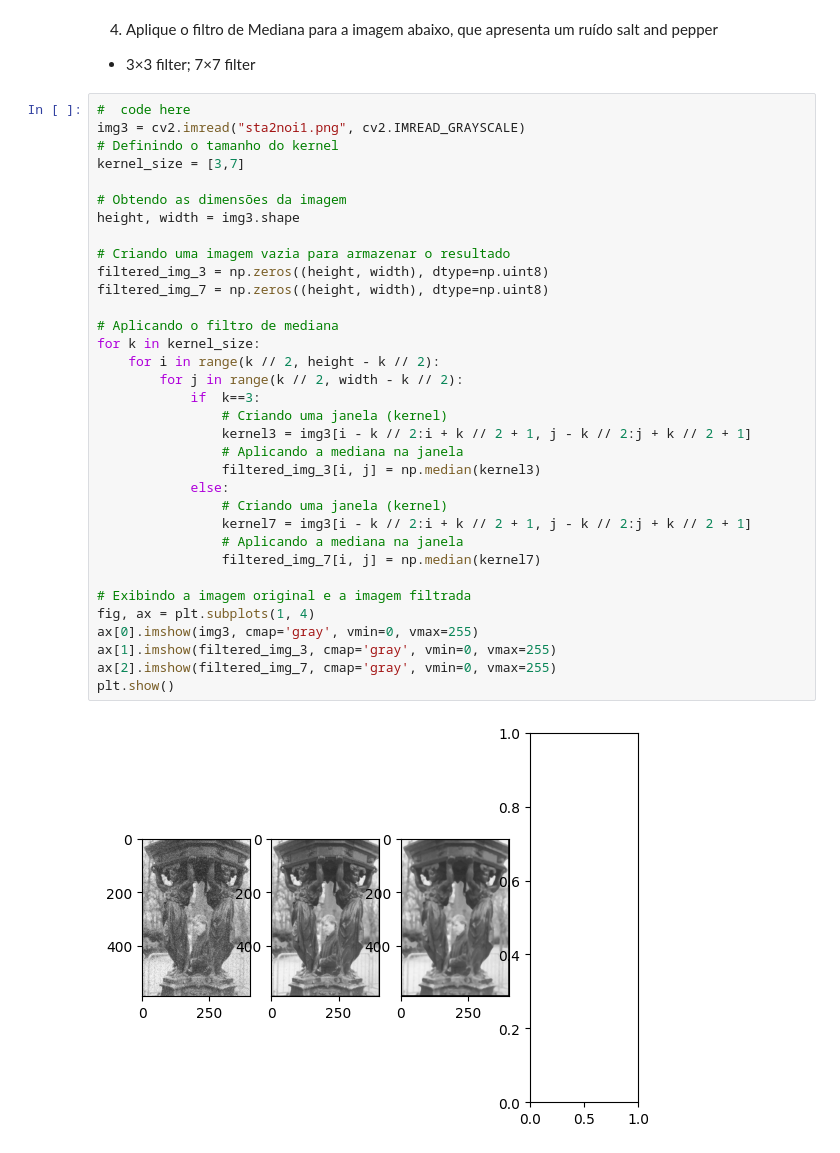
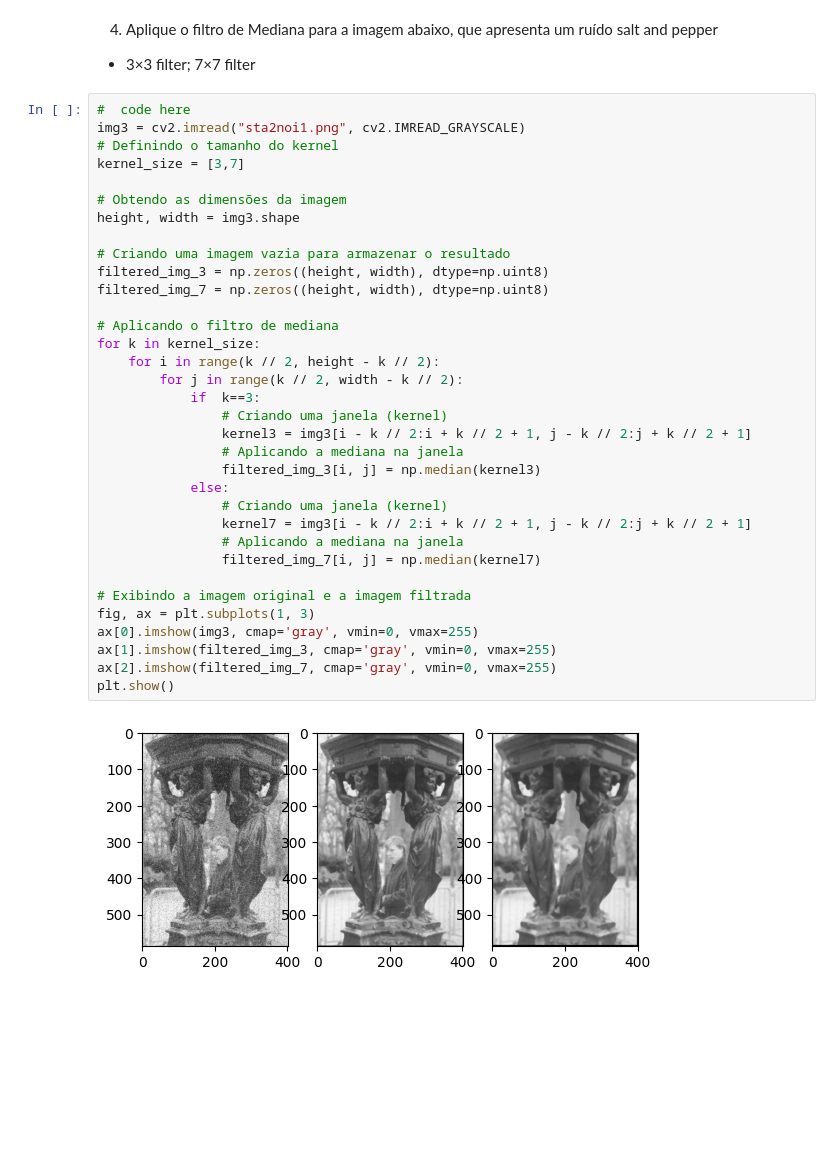
Before and after one commit to NicNaves/gsi058_t1_nicolasnaves, a Jupyter notebook: Lab04 - Low pass filtering/Lab04.ipynb, the cells around one changed output. Cells and saved outputs as stored; diff of their text form; blank space fills up the shorter version.

```diff
--- a/Lab04 - Low pass filtering/Lab04.ipynb
+++ b/Lab04 - Low pass filtering/Lab04.ipynb
@@ -180,32 +180,32 @@ img3 = cv2.imread("sta2noi1.png", cv2.IMREAD_GRAYSCALE)
 kernel_size = [3,7]
 
 # Obtendo as dimensões da imagem
 height, width = img3.shape
 
 # Criando uma imagem vazia para armazenar o resultado
 filtered_img_3 = np.zeros((height, width), dtype=np.uint8)
 filtered_img_7 = np.zeros((height, width), dtype=np.uint8)
 
 # Aplicando o filtro de mediana
 for k in kernel_size:
     for i in range(k // 2, height - k // 2):
         for j in range(k // 2, width - k // 2):
             if  k==3:
                 # Criando uma janela (kernel)
                 kernel3 = img3[i - k // 2:i + k // 2 + 1, j - k // 2:j + k // 2 + 1]
                 # Aplicando a mediana na janela
                 filtered_img_3[i, j] = np.median(kernel3)
             else:
                 # Criando uma janela (kernel)
                 kernel7 = img3[i - k // 2:i + k // 2 + 1, j - k // 2:j + k // 2 + 1]
                 # Aplicando a mediana na janela
                 filtered_img_7[i, j] = np.median(kernel7)
 
 # Exibindo a imagem original e a imagem filtrada
-fig, ax = plt.subplots(1, 4)
+fig, ax = plt.subplots(1, 3)
 ax[0].imshow(img3, cmap='gray', vmin=0, vmax=255)
 ax[1].imshow(filtered_img_3, cmap='gray', vmin=0, vmax=255)
 ax[2].imshow(filtered_img_7, cmap='gray', vmin=0, vmax=255)
 plt.show()
 # %% [output]
-[figure, old version]
+[figure, new version]
```
Also changed, not shown: parts of 1 cell of this notebook.
